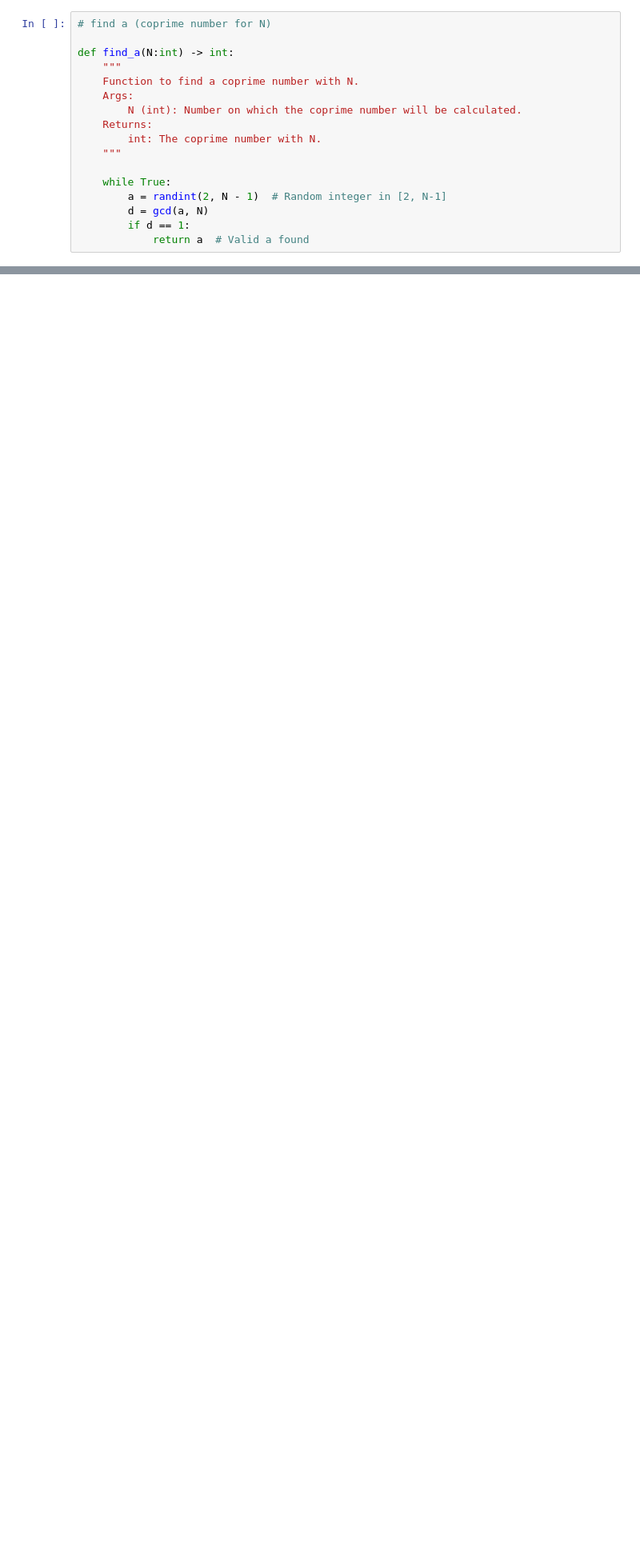
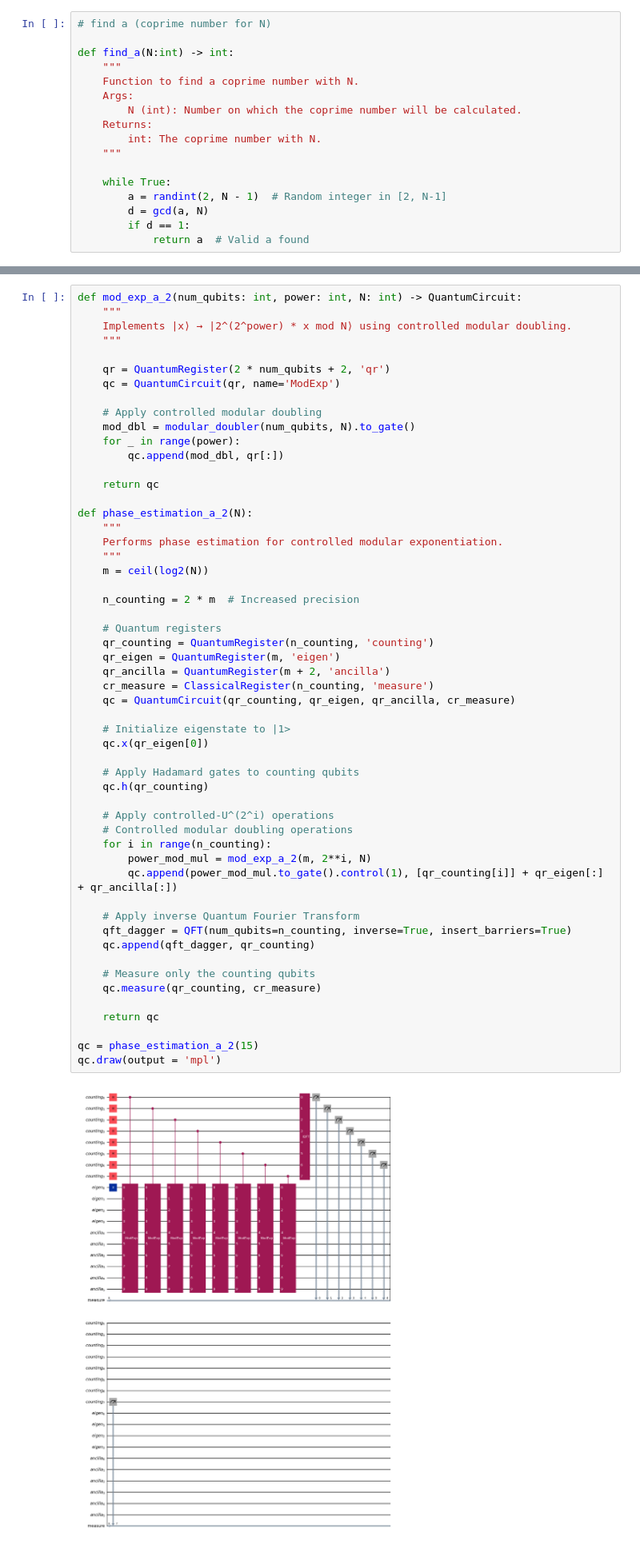
Before and after one commit to Alby02/shor-algorithm, a Jupyter notebook: shor_algorithm.ipynb, the cells around one changed output, grey strips where cells are left out. Shown at 80% size. Cells and saved outputs as stored; diff of their text form; blank space fills up the shorter version.

```diff
--- a/shor_algorithm.ipynb
+++ b/shor_algorithm.ipynb
@@ -286,0 +373,56 @@ Result: (7, 3)
+# %%
+def mod_exp_a_2(num_qubits: int, power: int, N: int) -> QuantumCircuit:
+    """
+    Implements |x⟩ → |2^(2^power) * x mod N⟩ using controlled modular doubling.
+    """
+
+    qr = QuantumRegister(2 * num_qubits + 2, 'qr')
+    qc = QuantumCircuit(qr, name='ModExp')
+
+    # Apply controlled modular doubling
+    mod_dbl = modular_doubler(num_qubits, N).to_gate()
+    for _ in range(power):
+        qc.append(mod_dbl, qr[:])
+
+    return qc
+
+def phase_estimation_a_2(N):
+    """
+    Performs phase estimation for controlled modular exponentiation.
+    """
+    m = ceil(log2(N))
+
+    n_counting = 2 * m  # Increased precision
+
+    # Quantum registers
+    qr_counting = QuantumRegister(n_counting, 'counting')
+    qr_eigen = QuantumRegister(m, 'eigen')
+    qr_ancilla = QuantumRegister(m + 2, 'ancilla')
+    cr_measure = ClassicalRegister(n_counting, 'measure')
+    qc = QuantumCircuit(qr_counting, qr_eigen, qr_ancilla, cr_measure)
+
+    # Initialize eigenstate to |1>
+    qc.x(qr_eigen[0])
+
+    # Apply Hadamard gates to counting qubits
+    qc.h(qr_counting)
+
+    # Apply controlled-U^(2^i) operations
+    # Controlled modular doubling operations
+    for i in range(n_counting):
+        power_mod_mul = mod_exp_a_2(m, 2**i, N)
+        qc.append(power_mod_mul.to_gate().control(1), [qr_counting[i]] + qr_eigen[:] + qr_ancilla[:])
+
+    # Apply inverse Quantum Fourier Transform
+    qft_dagger = QFT(num_qubits=n_counting, inverse=True, insert_barriers=True)
+    qc.append(qft_dagger, qr_counting)
+
+    # Measure only the counting qubits
+    qc.measure(qr_counting, cr_measure)
+
+    return qc
+
+qc = phase_estimation_a_2(15)
+qc.draw(output = 'mpl')
+# %% [output]
+[figure, added]
```
Also changed, not shown: parts of 22 cells of this notebook.
